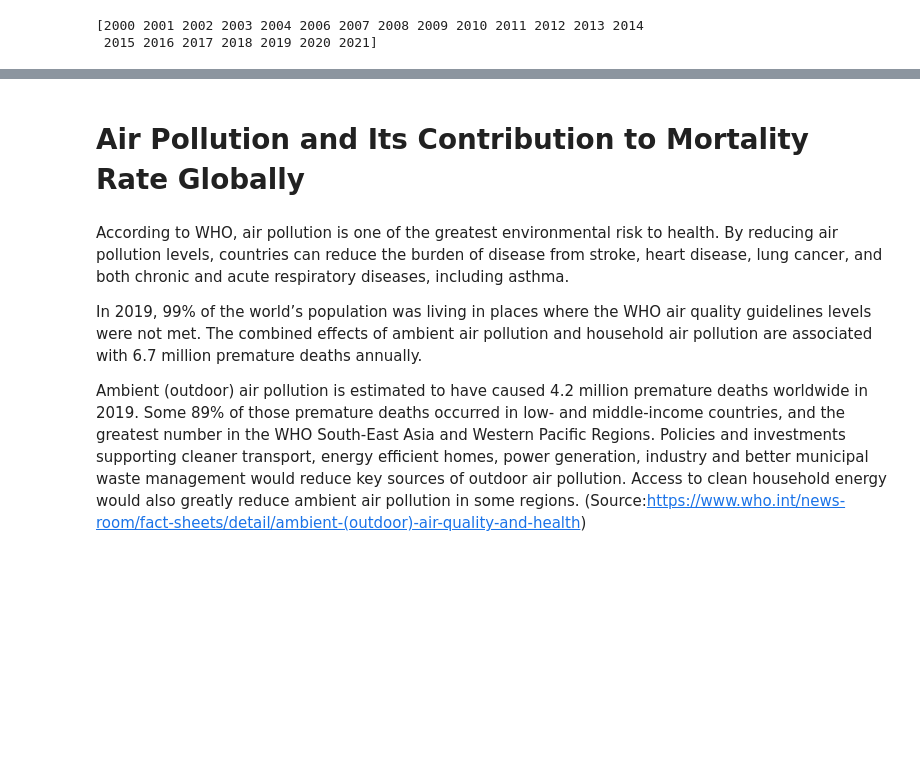
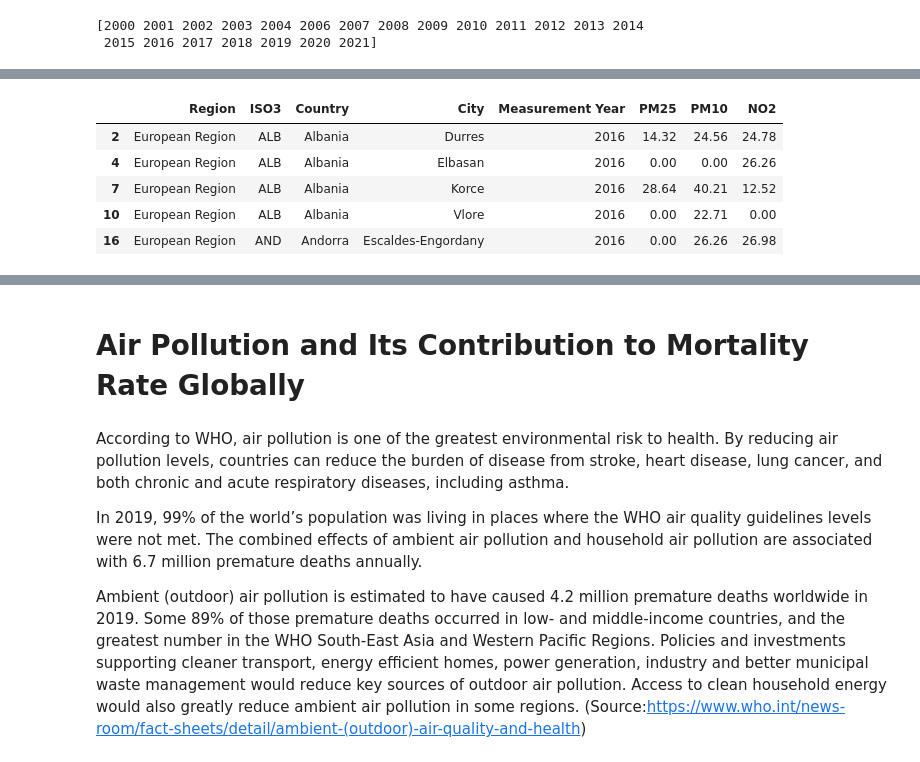
Before and after one commit to sameenshahzad/Project-3_Group-13, a Jupyter notebook: AQ_Data_ETL.ipynb, the cells around one changed output, grey strips where cells are left out. Saved outputs shown, nothing was run; the diff lists cells and outputs as text; code cells hidden in the pictures; blank space fills up the shorter version.

```diff
--- a/AQ_Data_ETL.ipynb
+++ b/AQ_Data_ETL.ipynb
@@ -393,0 +387,11 @@ memory usage: 2.7+ MB
+# %%
+# Extract the data for the year 2016
+df_2016 = df[df['Measurement Year'] == 2016]
+df_2016.head()
+# %% [output]
+|  | Region | ISO3 | Country | City | Measurement Year | PM25 | PM10 | NO2 |
+| 2 | European Region | ALB | Albania | Durres | 2016 | 14.32 | 24.56 | 24.78 |
+| 4 | European Region | ALB | Albania | Elbasan | 2016 | 0.00 | 0.00 | 26.26 |
+| 7 | European Region | ALB | Albania | Korce | 2016 | 28.64 | 40.21 | 12.52 |
+| 10 | European Region | ALB | Albania | Vlore | 2016 | 0.00 | 22.71 | 0.00 |
+| 16 | European Region | AND | Andorra | Escaldes-Engordany | 2016 | 0.00 | 26.26 | 26.98 |
```
Also changed, not shown: parts of 28 cells of this notebook, 7 other files.
